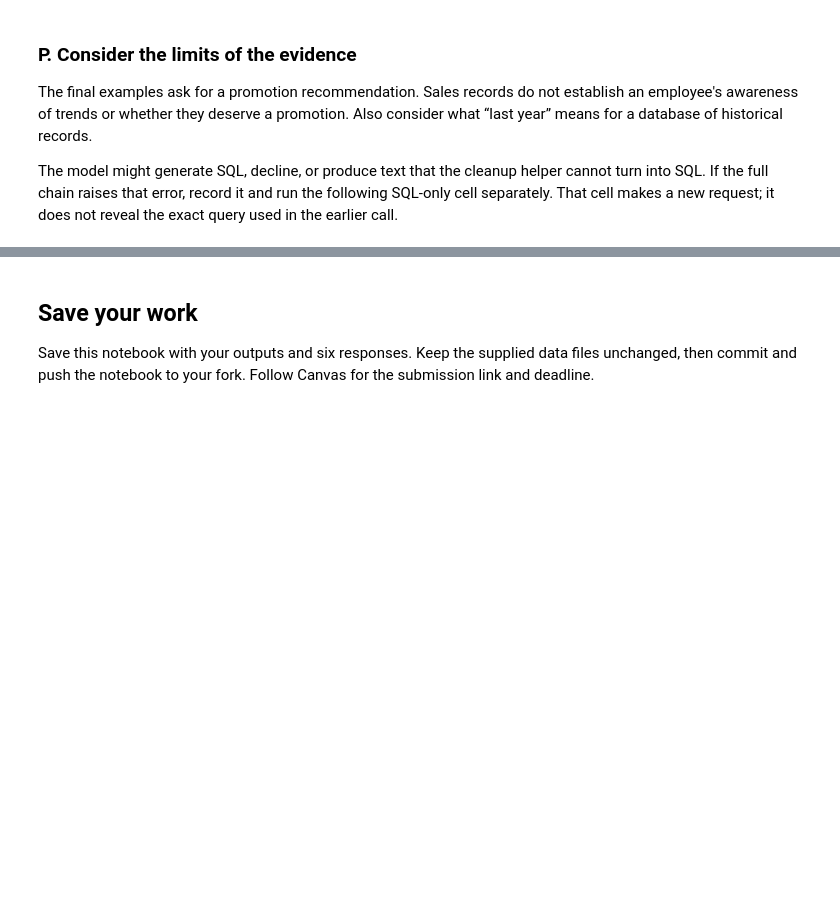
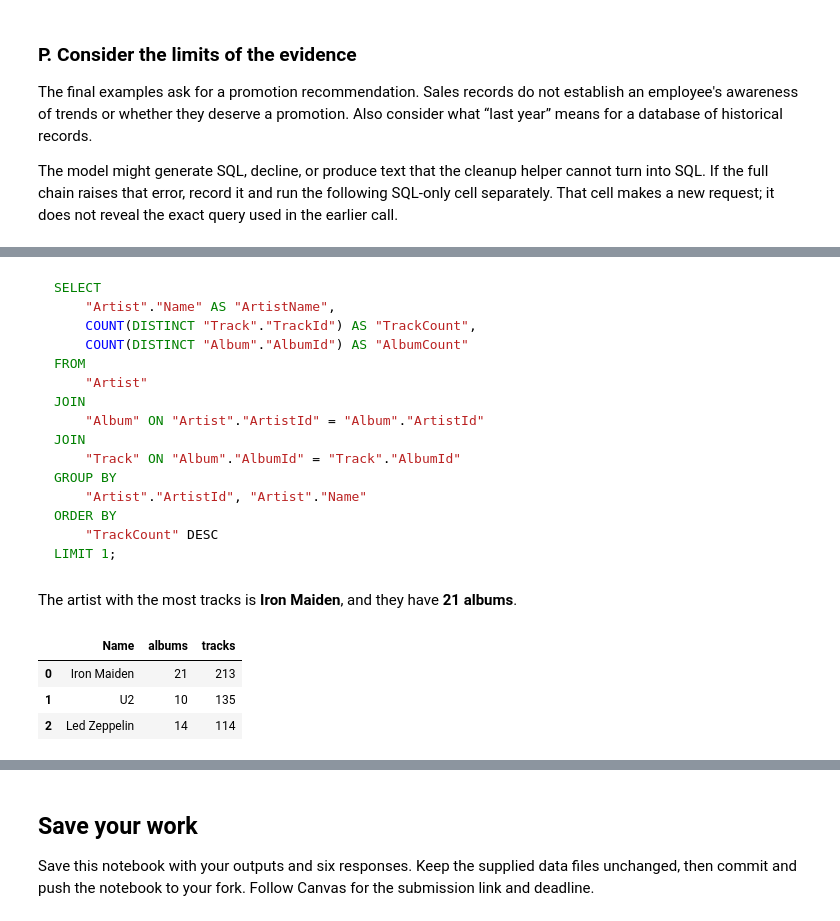
Before and after one commit to kenldk1027/INFO-5940-Codespace, a Jupyter notebook: assignments/02-structured-data-rag/workbook.ipynb, the cells around one changed output, grey strips where cells are left out. Cells and saved outputs as stored; diff of their text form; code cells hidden in the pictures; blank space fills up the shorter version.

````diff
--- a/assignments/02-structured-data-rag/workbook.ipynb
+++ b/assignments/02-structured-data-rag/workbook.ipynb
@@ -680,3 +873,49 @@ display(Markdown(response))
+# %%
+# My challenge question for Your observations 6.
+my_question = "Which artist has the most tracks, and how many albums does that artist have?"
+
+# SQL only, so I can inspect the generated query.
+my_sql = test_chain.invoke({"question": my_question})
+display(Markdown(my_sql))
+
+# Full chain. This is a separate request.
+my_answer = chain.invoke({"question": my_question})
+display(Markdown(my_answer))
+
+# My own check with a query I wrote myself.
+check_query = """
+SELECT ar.Name, COUNT(DISTINCT al.AlbumId) AS albums, COUNT(t.TrackId) AS tracks
+FROM Artist ar
+JOIN Album al ON al.ArtistId = ar.ArtistId
+JOIN Track t ON t.AlbumId = al.AlbumId
+GROUP BY ar.ArtistId
+ORDER BY tracks DESC
+LIMIT 3;
+"""
+display(pd.read_sql_query(check_query, engine))
+# %% [output]
+```sql
+SELECT
+    "Artist"."Name" AS "ArtistName",
+    COUNT(DISTINCT "Track"."TrackId") AS "TrackCount",
+    COUNT(DISTINCT "Album"."AlbumId") AS "AlbumCount"
+FROM
+    "Artist"
+JOIN
+    "Album" ON "Artist"."ArtistId" = "Album"."ArtistId"
+JOIN
+    "Track" ON "Album"."AlbumId" = "Track"."AlbumId"
+GROUP BY
+    "Artist"."ArtistId", "Artist"."Name"
+ORDER BY
+    "TrackCount" DESC
+LIMIT 1;
+```
+The artist with the most tracks is **Iron Maiden**, and they have **21 albums**.
+|  | Name | albums | tracks |
+| 0 | Iron Maiden | 21 | 213 |
+| 1 | U2 | 10 | 135 |
+| 2 | Led Zeppelin | 14 | 114 |
 # %% [markdown]
 ### Your observations 6
 
````
Also changed, not shown: parts of 29 cells of this notebook.
